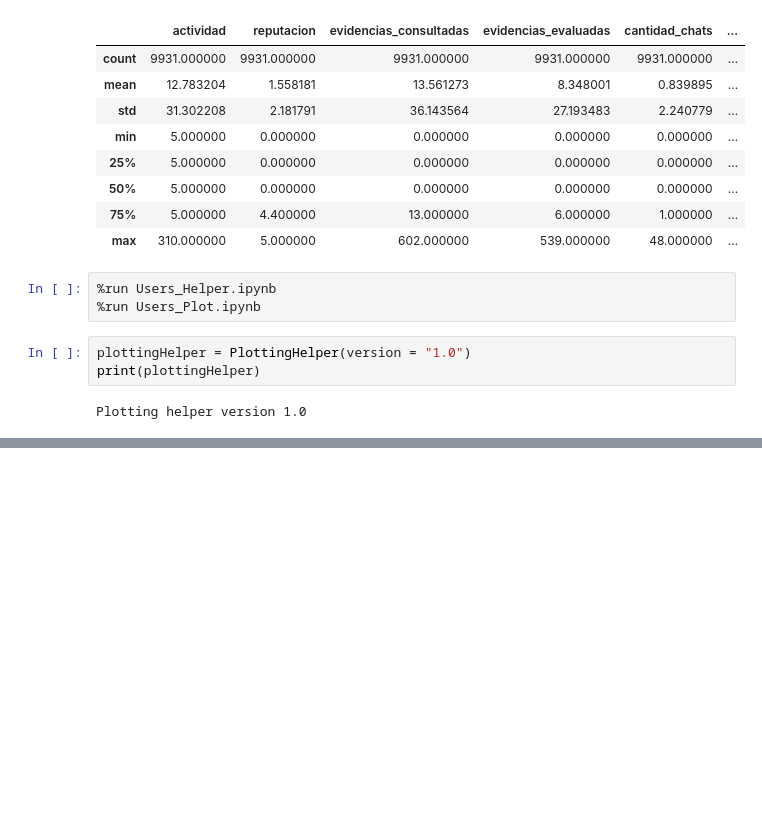
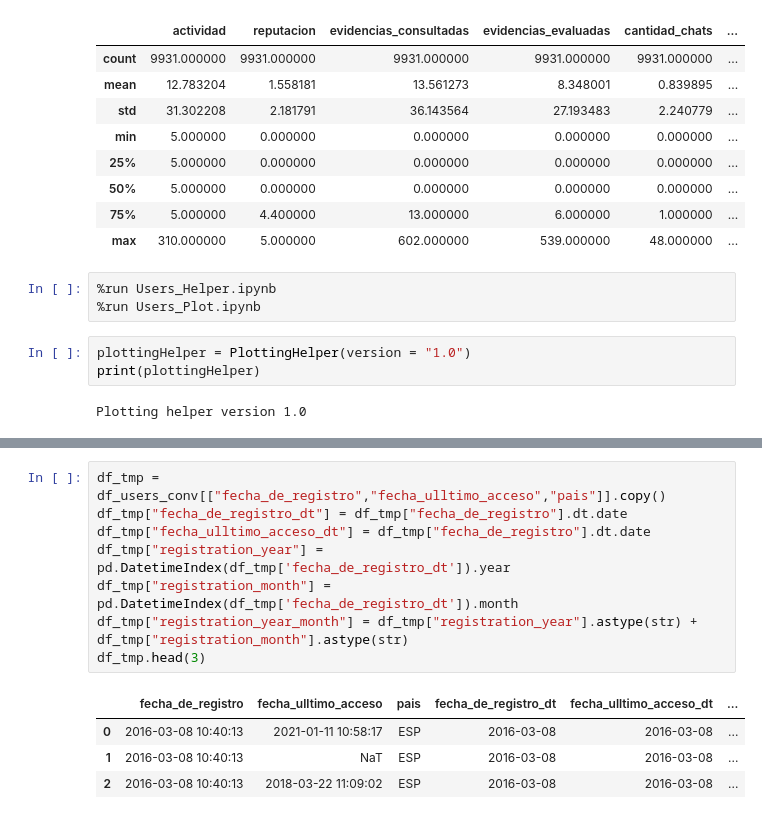
Before and after one commit to lveagithub/TeachersPro-analytics, a Jupyter notebook: Users.ipynb, the cells around one changed output, grey strips where cells are left out. Saved outputs shown, nothing was run; the diff lists cells and outputs as text; blank space fills up the shorter version.

```diff
--- a/Users.ipynb
+++ b/Users.ipynb
@@ -197,3 +202,16 @@ with out2:
                         );
 # %% [output]
 [interactive output not drawn]
+# %%
+df_tmp = df_users_conv[["fecha_de_registro","fecha_ulltimo_acceso","pais"]].copy()
+df_tmp["fecha_de_registro_dt"] = df_tmp["fecha_de_registro"].dt.date
+df_tmp["fecha_ulltimo_acceso_dt"] = df_tmp["fecha_de_registro"].dt.date
+df_tmp["registration_year"] = pd.DatetimeIndex(df_tmp['fecha_de_registro_dt']).year
+df_tmp["registration_month"] = pd.DatetimeIndex(df_tmp['fecha_de_registro_dt']).month
+df_tmp["registration_year_month"] = df_tmp["registration_year"].astype(str) + df_tmp["registration_month"].astype(str)
+df_tmp.head(3)
+# %% [output]
+|  | fecha_de_registro | fecha_ulltimo_acceso | pais | fecha_de_registro_dt | fecha_ulltimo_acceso_dt | ... |
+| 0 | 2016-03-08 10:40:13 | 2021-01-11 10:58:17 | ESP | 2016-03-08 | 2016-03-08 | ... |
+| 1 | 2016-03-08 10:40:13 | NaT | ESP | 2016-03-08 | 2016-03-08 | ... |
+| 2 | 2016-03-08 10:40:13 | 2018-03-22 11:09:02 | ESP | 2016-03-08 | 2016-03-08 | ... |
```
Also changed, not shown: parts of 13 cells of this notebook.
